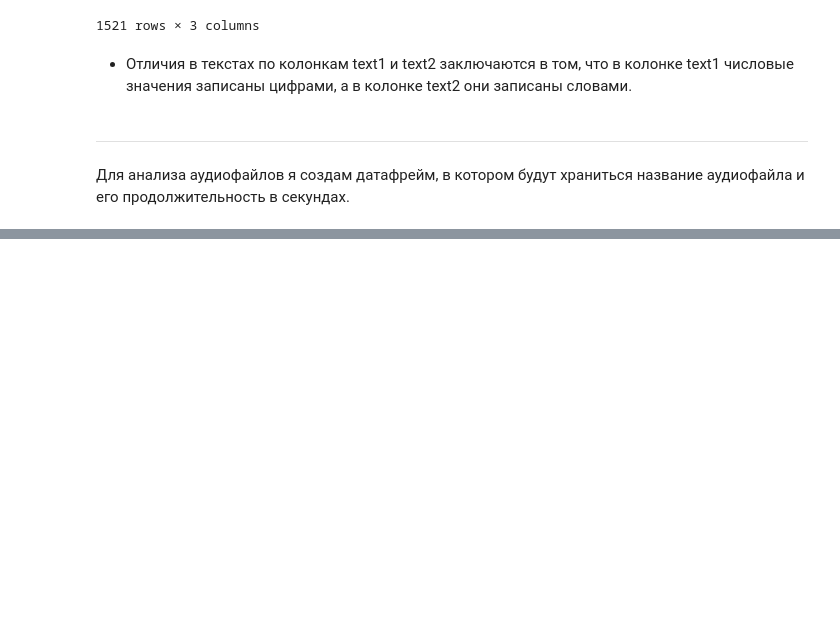
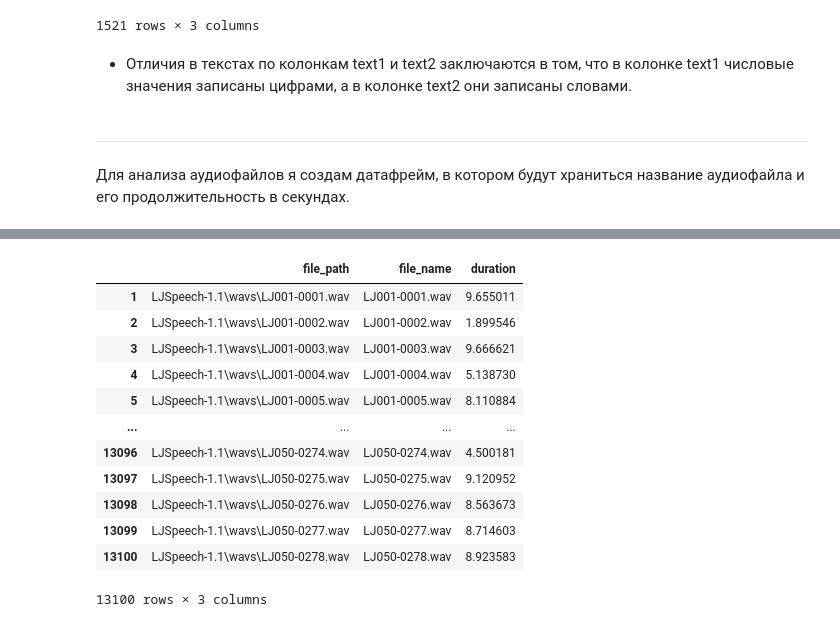
Before and after one commit to sollltit/tts1, a Jupyter notebook: Module_A/Module_A.ipynb, the cells around one changed output, grey strips where cells are left out. Saved outputs shown, nothing was run; the diff lists cells and outputs as text; code cells hidden in the pictures; blank space fills up the shorter version.

```diff
--- a/Module_A/Module_A.ipynb
+++ b/Module_A/Module_A.ipynb
@@ -153,0 +168,16 @@ ImportError: Numba needs NumPy 2.1 or less. Got NumPy 2.2.
+# %%
+df_audio
+# %% [output]
+|  | file_path | file_name | duration |
+| 1 | LJSpeech-1.1\wavs\LJ001-0001.wav | LJ001-0001.wav | 9.655011 |
+| 2 | LJSpeech-1.1\wavs\LJ001-0002.wav | LJ001-0002.wav | 1.899546 |
+| 3 | LJSpeech-1.1\wavs\LJ001-0003.wav | LJ001-0003.wav | 9.666621 |
+| 4 | LJSpeech-1.1\wavs\LJ001-0004.wav | LJ001-0004.wav | 5.138730 |
+| 5 | LJSpeech-1.1\wavs\LJ001-0005.wav | LJ001-0005.wav | 8.110884 |
+| ... | ... | ... | ... |
+| 13096 | LJSpeech-1.1\wavs\LJ050-0274.wav | LJ050-0274.wav | 4.500181 |
+| 13097 | LJSpeech-1.1\wavs\LJ050-0275.wav | LJ050-0275.wav | 9.120952 |
+| 13098 | LJSpeech-1.1\wavs\LJ050-0276.wav | LJ050-0276.wav | 8.563673 |
+| 13099 | LJSpeech-1.1\wavs\LJ050-0277.wav | LJ050-0277.wav | 8.714603 |
+| 13100 | LJSpeech-1.1\wavs\LJ050-0278.wav | LJ050-0278.wav | 8.923583 |
+13100 rows × 3 columns
```
Also changed, not shown: parts of 19 cells of this notebook, 1 other file.
